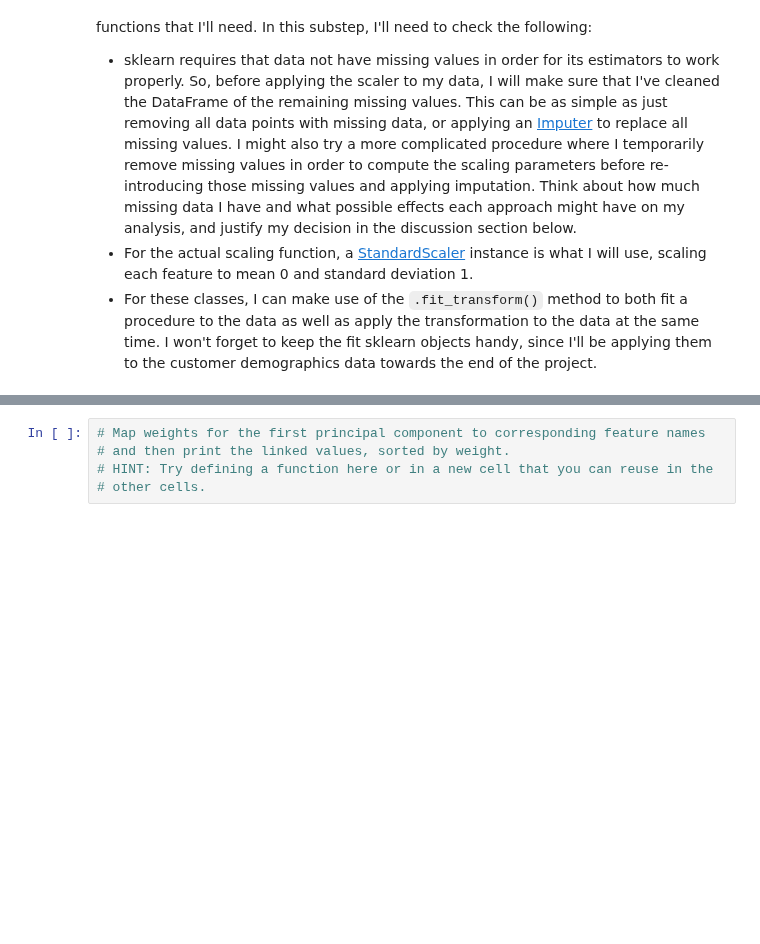
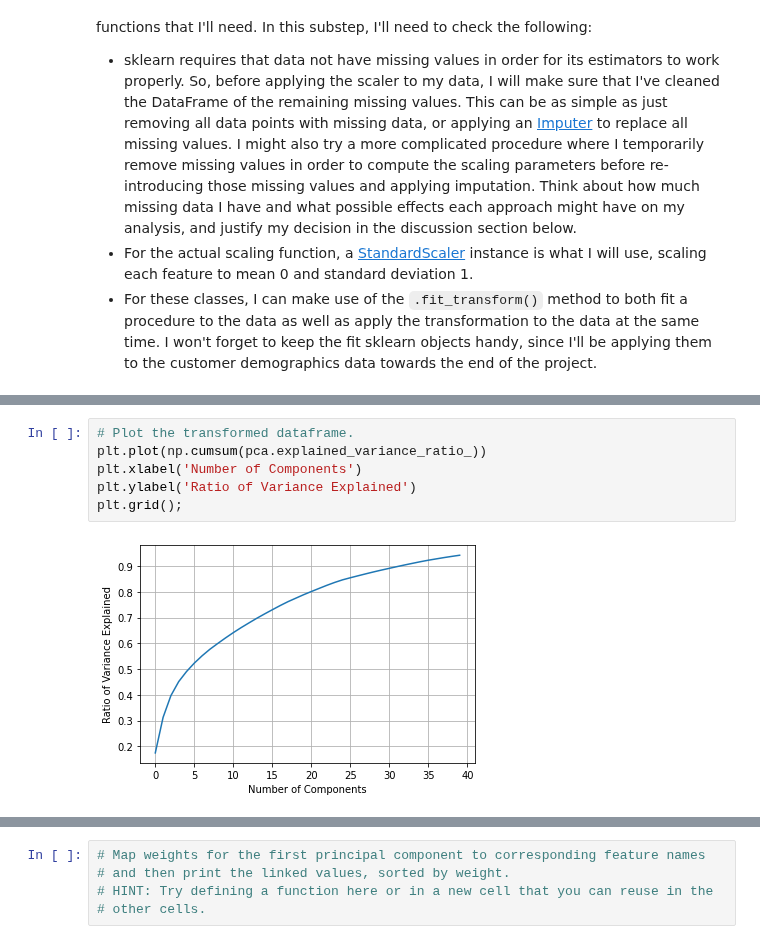
Before and after one commit to paulgureghian/Python_Notebooks, a Jupyter notebook: Create_Cust_Segments/Identify_Cust_Segments/identify_cust_segments.ipynb, the cells around one changed output, grey strips where cells are left out. Drawn from its saved outputs; the diff is of its cells as text; blank space fills up the shorter version.

```diff
--- a/Create_Cust_Segments/Identify_Cust_Segments/identify_cust_segments.ipynb
+++ b/Create_Cust_Segments/Identify_Cust_Segments/identify_cust_segments.ipynb
@@ -959,0 +1075,8 @@ On your scaled data, you are now ready to apply dimensionality reduction techniq
+# %%
+# Plot the transformed dataframe.
+plt.plot(np.cumsum(pca.explained_variance_ratio_))
+plt.xlabel('Number of Components')
+plt.ylabel('Ratio of Variance Explained')
+plt.grid();
+# %% [output]
+[figure, added]
```
Also changed, not shown: parts of 20 cells of this notebook.
